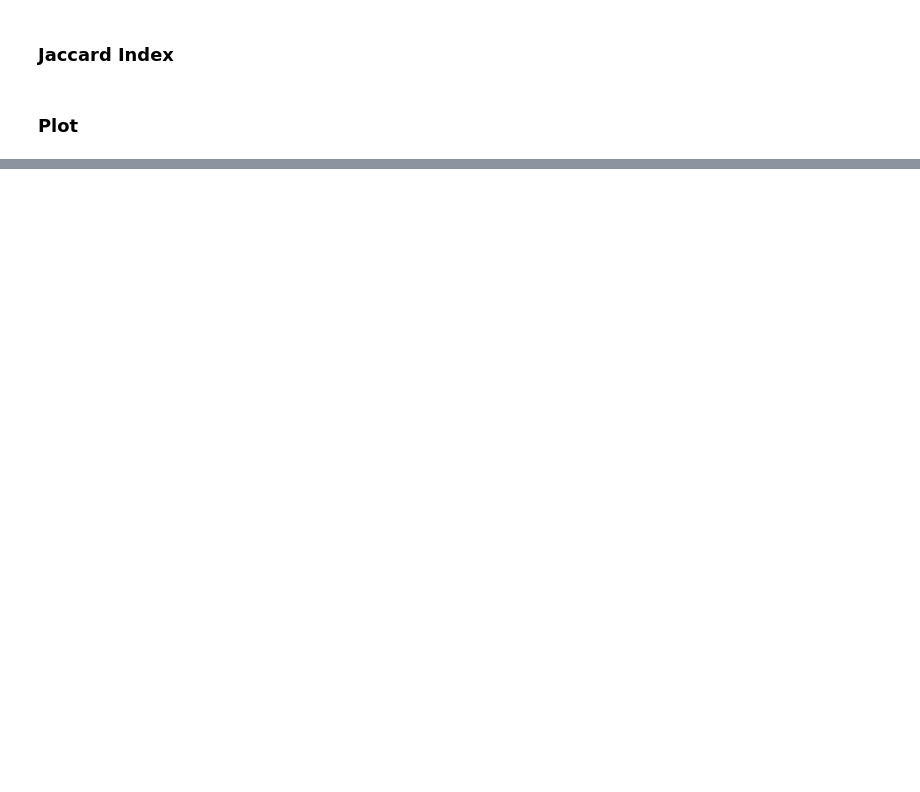
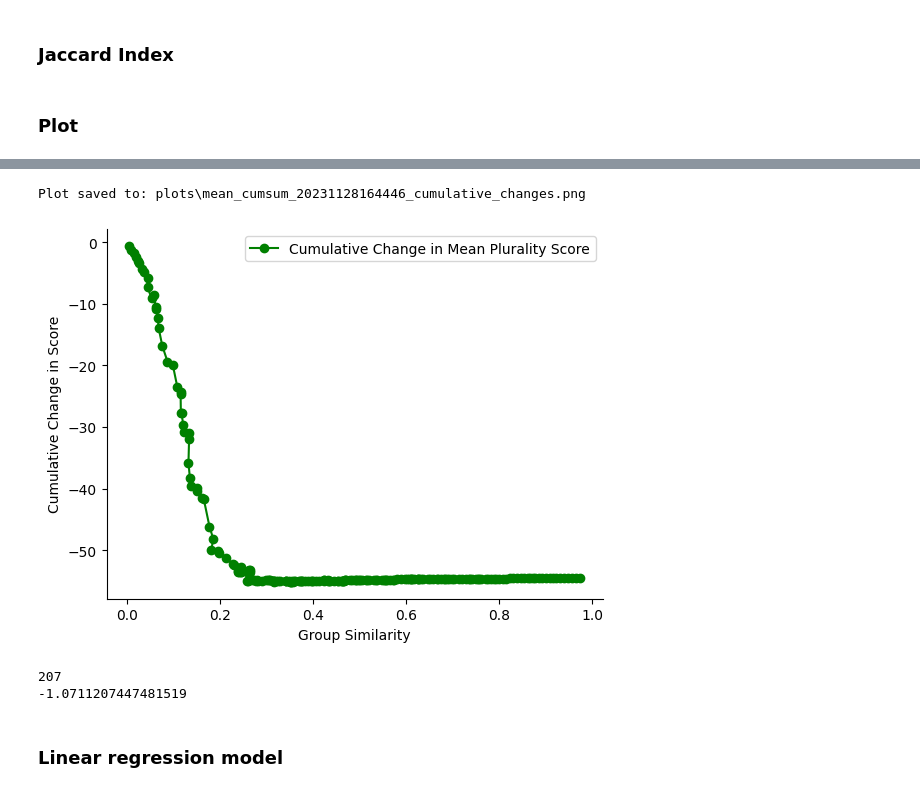
Before and after one commit to lexicongovernance/gov-research, a Jupyter notebook: simulation_framework/simulation.ipynb, the cells around one changed output, grey strips where cells are left out. Saved outputs shown, nothing was run; the diff lists cells and outputs as text; code cells hidden in the pictures; blank space fills up the shorter version.

```diff
--- a/simulation_framework/simulation.ipynb
+++ b/simulation_framework/simulation.ipynb
@@ -290,0 +282,39 @@ Plot saved to: plots\plot_20231127091821.png
+# %%
+# Calculate differences between consecutive mean values
+mean_diff = np.diff(mean_values)
+
+# Calculate the cumulative sum of the differences
+mean_cumsum = np.cumsum(mean_diff)
+
+# Plot cumulative changes in mean
+plt.plot(x_values[1:], mean_cumsum, color='g', marker='o', linestyle='-', label='Cumulative Change in Mean Plurality Score')
+plt.xlabel('Group Similarity')
+plt.ylabel('Cumulative Change in Score')
+plt.title('')
+# plt.axhline(y=0, color='r', linestyle='--', label='Zero Cumulative Change Line', alpha=0.5)
+plt.gca().spines['right'].set_visible(False)
+plt.gca().spines['top'].set_visible(False)
+plt.legend()
+
+# Save the cumulative changes plot
+output_folder = "plots"
+os.makedirs(output_folder, exist_ok=True)
+timestamp = datetime.now().strftime("%Y%m%d%H%M%S")
+output_filename_cumsum = f"mean_cumsum_{timestamp}_cumulative_changes.png"
+output_path_cumsum = os.path.join(output_folder, output_filename_cumsum)
+plt.savefig(output_path_cumsum)
+print(f"Plot saved to: {output_path_cumsum}")
+
+plt.show()
+# %% [output]
+Plot saved to: plots\mean_cumsum_20231128164446_cumulative_changes.png
+[figure, added]
+# %%
+# print(mean_diff)
+print(len(mean_diff))
+print(np.mean(mean_diff[:50]))
+# %% [output]
+207
+-1.0711207447481519
+# %% [markdown]
+### Linear regression model
```
Also changed, not shown: parts of 10 cells of this notebook.
